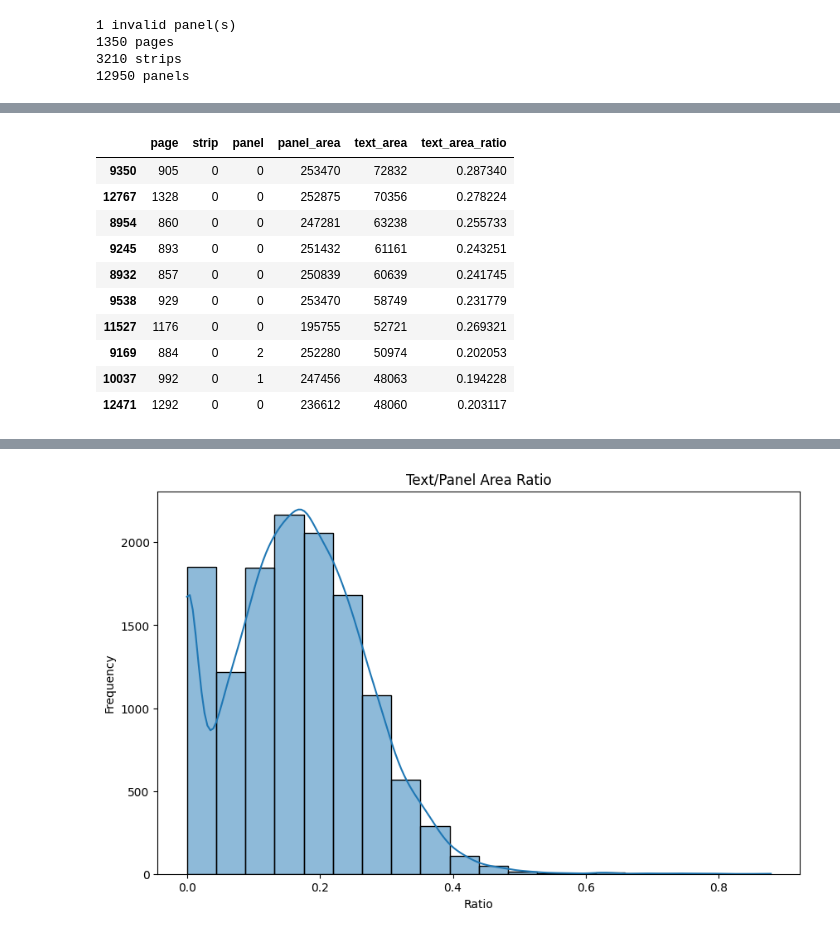
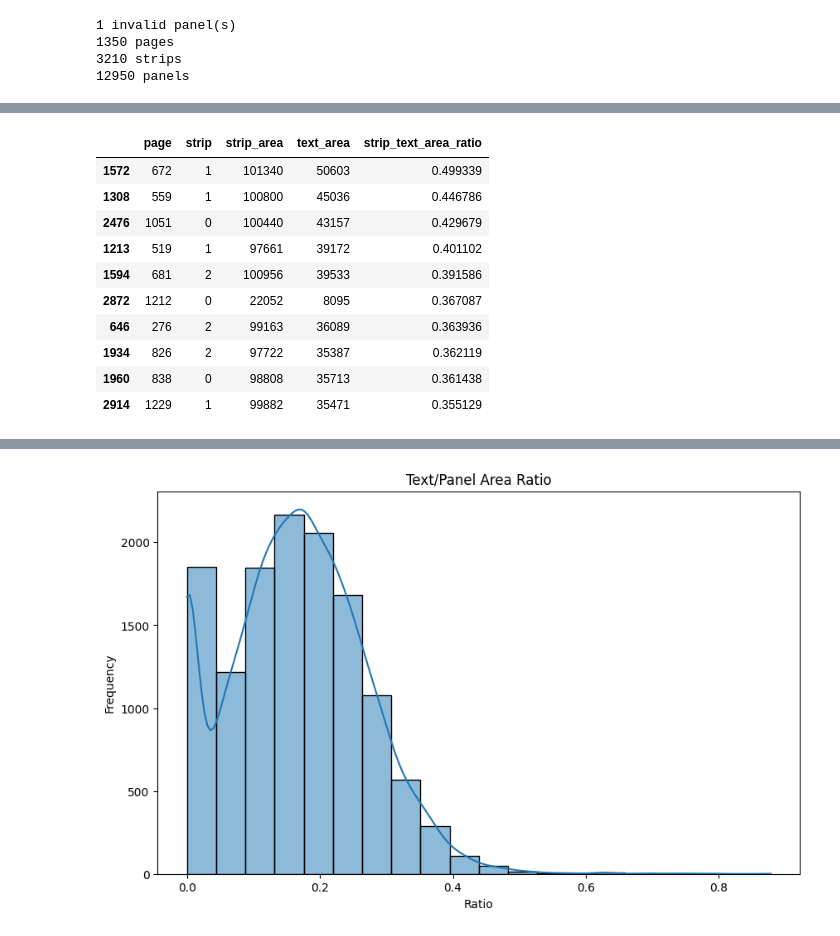
Before and after one commit to udbhav1/calvin-and-hobbes-text-density, a Jupyter notebook: notebooks/analysis.ipynb, the cells around one changed output, grey strips where cells are left out. Drawn from its saved outputs; the diff is of its cells as text; code cells hidden in the pictures.

```diff
--- a/notebooks/analysis.ipynb
+++ b/notebooks/analysis.ipynb
@@ -58,14 +48,26 @@ df.nlargest(10, "text_area_ratio")
-# %%
-df.nlargest(10, "text_area")
-# %% [output]
-|  | page | strip | panel | panel_area | text_area | text_area_ratio |
-| 9350 | 905 | 0 | 0 | 253470 | 72832 | 0.287340 |
-| 12767 | 1328 | 0 | 0 | 252875 | 70356 | 0.278224 |
-| 8954 | 860 | 0 | 0 | 247281 | 63238 | 0.255733 |
-| 9245 | 893 | 0 | 0 | 251432 | 61161 | 0.243251 |
-| 8932 | 857 | 0 | 0 | 250839 | 60639 | 0.241745 |
-| 9538 | 929 | 0 | 0 | 253470 | 58749 | 0.231779 |
-| 11527 | 1176 | 0 | 0 | 195755 | 52721 | 0.269321 |
-| 9169 | 884 | 0 | 2 | 252280 | 50974 | 0.202053 |
-| 10037 | 992 | 0 | 1 | 247456 | 48063 | 0.194228 |
-| 12471 | 1292 | 0 | 0 | 236612 | 48060 | 0.203117 |
+# %%
+strip_areas = (
+    df.groupby(["page", "strip"])
+    .agg({"panel_area": "sum", "text_area": "sum"})
+    .reset_index()
+)
+
+strip_areas.rename(columns={"panel_area": "strip_area"}, inplace=True)
+
+
+strip_areas["strip_text_area_ratio"] = (
+    strip_areas["text_area"] / strip_areas["strip_area"]
+)
+strip_areas.nlargest(10, "strip_text_area_ratio")
+# %% [output]
+|  | page | strip | strip_area | text_area | strip_text_area_ratio |
+| 1572 | 672 | 1 | 101340 | 50603 | 0.499339 |
+| 1308 | 559 | 1 | 100800 | 45036 | 0.446786 |
+| 2476 | 1051 | 0 | 100440 | 43157 | 0.429679 |
+| 1213 | 519 | 1 | 97661 | 39172 | 0.401102 |
+| 1594 | 681 | 2 | 100956 | 39533 | 0.391586 |
+| 2872 | 1212 | 0 | 22052 | 8095 | 0.367087 |
+| 646 | 276 | 2 | 99163 | 36089 | 0.363936 |
+| 1934 | 826 | 2 | 97722 | 35387 | 0.362119 |
+| 1960 | 838 | 0 | 98808 | 35713 | 0.361438 |
+| 2914 | 1229 | 1 | 99882 | 35471 | 0.355129 |
```
Also changed, not shown: parts of 8 cells of this notebook, 15 other files.
